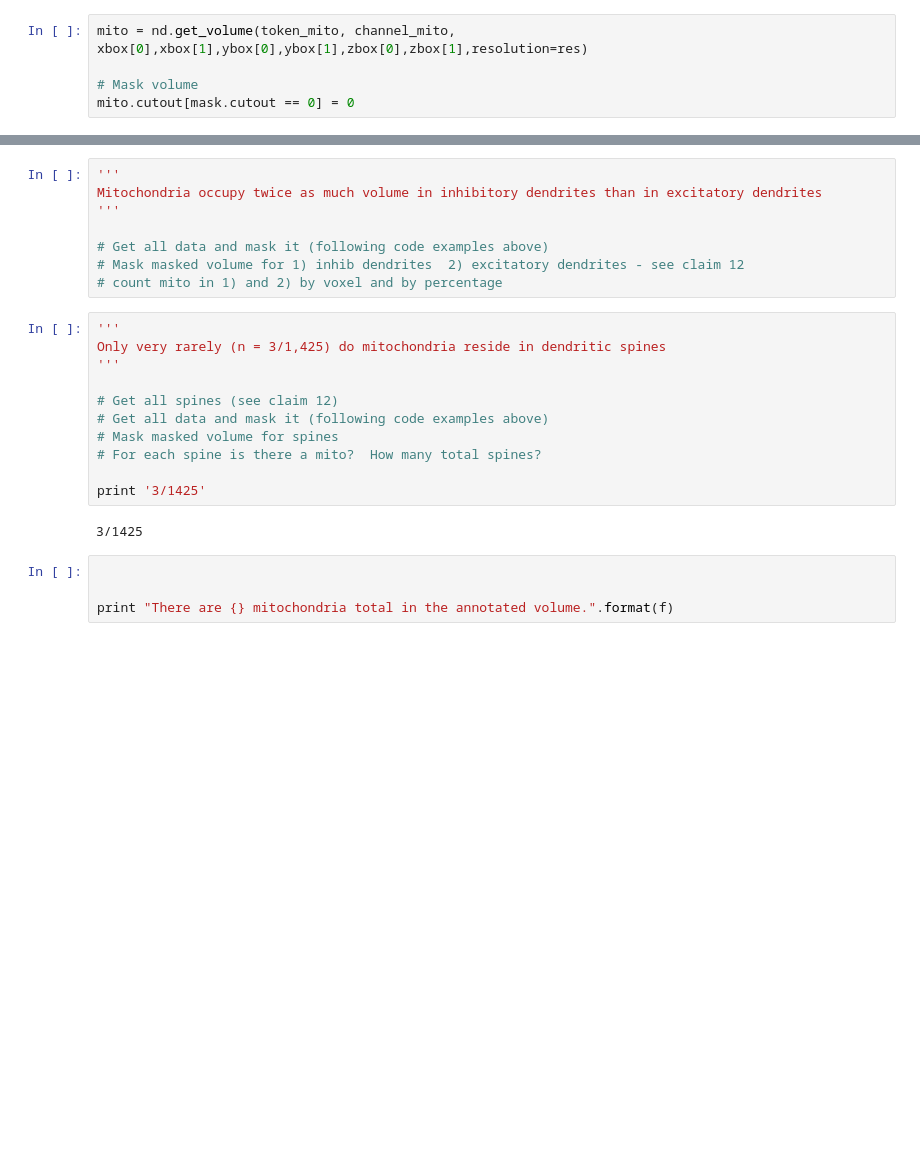
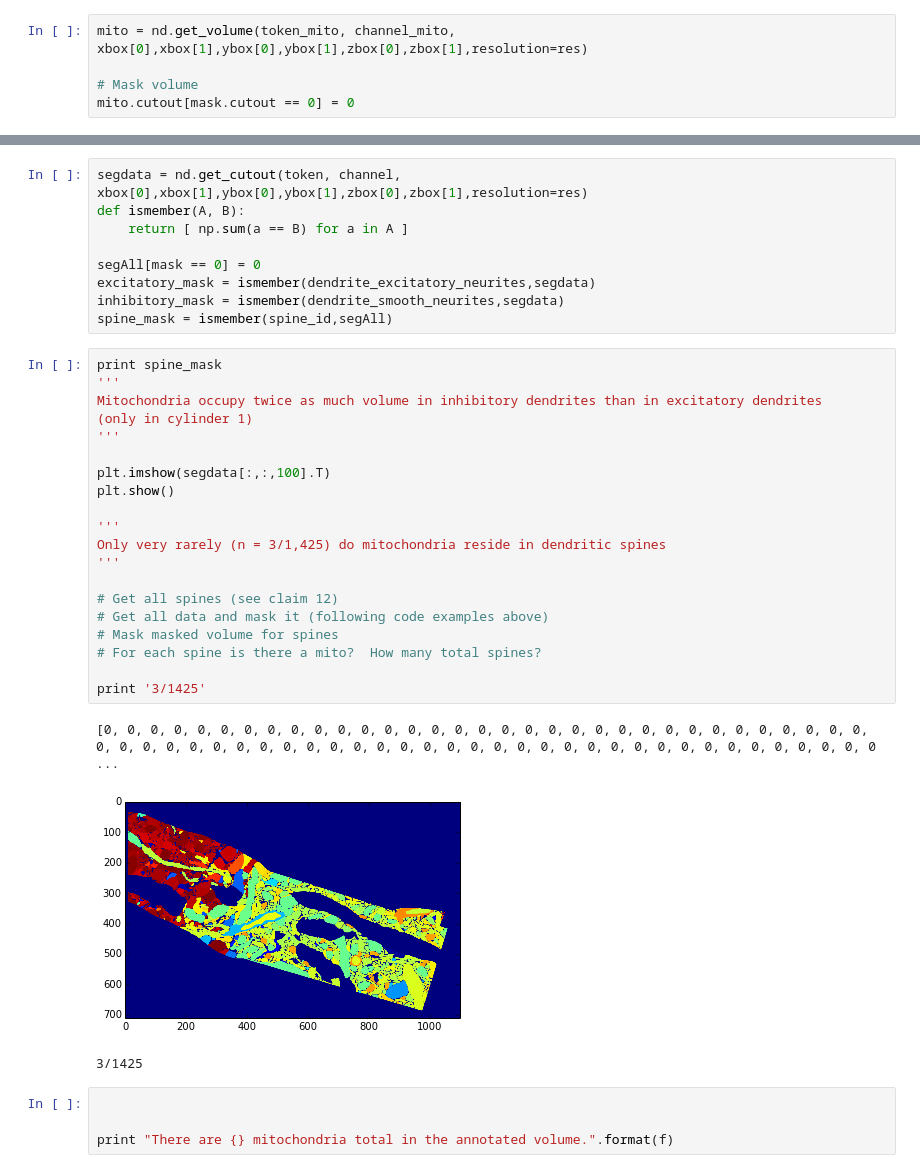
Before and after one commit to neurodata/kasthuri2015, a Jupyter notebook: claims/claim4_mitochondria.ipynb, the cells around one changed output, grey strips where cells are left out. Drawn from its saved outputs; the diff is of its cells as text; blank space fills up the shorter version.

```diff
--- a/claims/claim4_mitochondria.ipynb
+++ b/claims/claim4_mitochondria.ipynb
@@ -69,24 +130,36 @@ Total number of mitochondria in cylinder 1 is: 1007
+# %%
+segdata = nd.get_cutout(token, channel, xbox[0],xbox[1],ybox[0],ybox[1],zbox[0],zbox[1],resolution=res)
+def ismember(A, B):
+    return [ np.sum(a == B) for a in A ]
+
+segAll[mask == 0] = 0
+excitatory_mask = ismember(dendrite_excitatory_neurites,segdata)
+inhibitory_mask = ismember(dendrite_smooth_neurites,segdata)
+spine_mask = ismember(spine_id,segAll)
 # %%
+print spine_mask
 '''
 Mitochondria occupy twice as much volume in inhibitory dendrites than in excitatory dendrites
+(only in cylinder 1)
 '''
 
+plt.imshow(segdata[:,:,100].T)
+plt.show()
+
+'''
+Only very rarely (n = 3/1,425) do mitochondria reside in dendritic spines
+'''
+
+# Get all spines (see claim 12)
 # Get all data and mask it (following code examples above)
-# Mask masked volume for 1) inhib dendrites  2) excitatory dendrites - see claim 12
-# count mito in 1) and 2) by voxel and by percentage
+# Mask masked volume for spines
+# For each spine is there a mito?  How many total spines?
+
+print '3/1425'
+# %% [output]
+[0, 0, 0, 0, 0, 0, 0, 0, 0, 0, 0, 0, 0, 0, 0, 0, 0, 0, 0, 0, 0, 0, 0, 0, 0, 0, 0, 0, 0, 0, 0, 0, 0, 0, 0, 0, 0, 0, 0, 0, 0, 0, 0, 0, 0, 0, 0, 0, 0, 0, 0, 0, 0, 0, 0, 0, 0, 0, 0, 0, 0, 0, 0, 0, 0, 0, 0 ...
+[figure, added]
+3/1425
-# %%
-'''
-Only very rarely (n = 3/1,425) do mitochondria reside in dendritic spines
-'''
-
-# Get all spines (see claim 12)
-# Get all data and mask it (following code examples above)
-# Mask masked volume for spines
-# For each spine is there a mito?  How many total spines?
-
-print '3/1425'
-# %% [output]
-3/1425
 # %%
 
 
```
Also changed, not shown: parts of 5 cells of this notebook, 5 other files.
